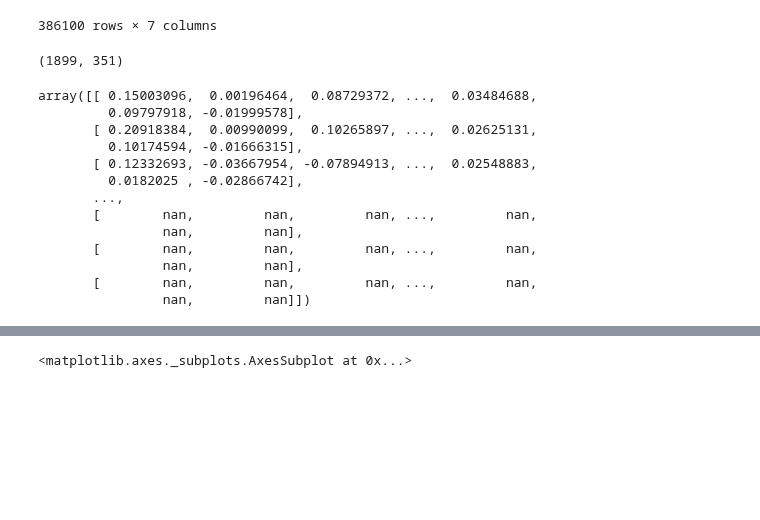
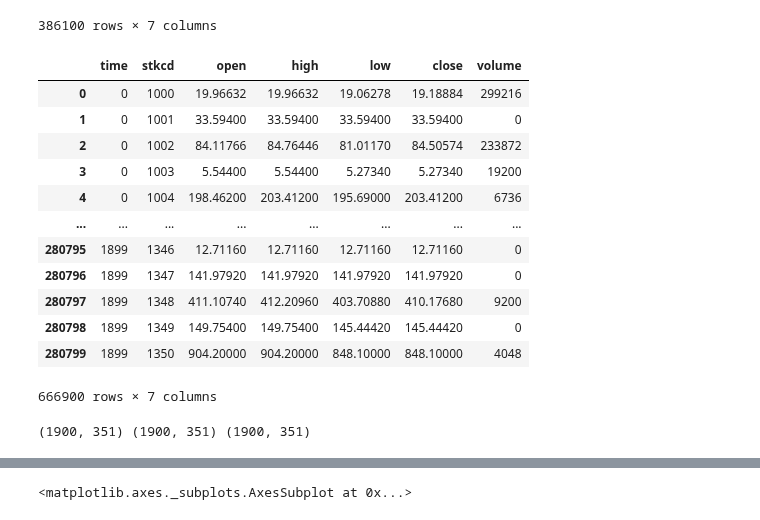
Before and after one commit to VoidFly/JKQ, a Jupyter notebook: research_lyh.ipynb, the cells around one changed output, grey strips where cells are left out. Drawn from its saved outputs; the diff is of its cells as text; code cells hidden in the pictures; blank space fills up the shorter version.

```diff
--- a/research_lyh.ipynb
+++ b/research_lyh.ipynb
@@ -68,3 +68,20 @@ df.to_csv('./data/contest_data_all.csv')
 | 386098 | 1099 | 1349 | 139.30620 | 141.66240 | 139.30620 | 141.17400 | 2288 |
 | 386099 | 1099 | 1350 | 218.58540 | 222.04380 | 218.58540 | 221.12640 | 9840 |
 386100 rows × 7 columns
+# %%
+df=pd.read_csv('./data/contest_data_all.csv',index_col=0)
+df
+# %% [output]
+|  | time | stkcd | open | high | low | close | volume |
+| 0 | 0 | 1000 | 19.96632 | 19.96632 | 19.06278 | 19.18884 | 299216 |
+| 1 | 0 | 1001 | 33.59400 | 33.59400 | 33.59400 | 33.59400 | 0 |
+| 2 | 0 | 1002 | 84.11766 | 84.76446 | 81.01170 | 84.50574 | 233872 |
+| 3 | 0 | 1003 | 5.54400 | 5.54400 | 5.27340 | 5.27340 | 19200 |
+| 4 | 0 | 1004 | 198.46200 | 203.41200 | 195.69000 | 203.41200 | 6736 |
+| ... | ... | ... | ... | ... | ... | ... | ... |
+| 280795 | 1899 | 1346 | 12.71160 | 12.71160 | 12.71160 | 12.71160 | 0 |
+| 280796 | 1899 | 1347 | 141.97920 | 141.97920 | 141.97920 | 141.97920 | 0 |
+| 280797 | 1899 | 1348 | 411.10740 | 412.20960 | 403.70880 | 410.17680 | 9200 |
+| 280798 | 1899 | 1349 | 149.75400 | 149.75400 | 145.44420 | 145.44420 | 0 |
+| 280799 | 1899 | 1350 | 904.20000 | 904.20000 | 848.10000 | 848.10000 | 4048 |
+666900 rows × 7 columns
@@ -87,21 +107,0 @@ rts = np.diff(closes,axis=0)/closes[:-1]
-# %%
-rts.shape
-# %% [output]
-(1899, 351)
-# %%
-rts = pd.DataFrame(closes).pct_change(5).shift(-5).values
-rts
-# %% [output]
-array([[ 0.15003096,  0.00196464,  0.08729372, ...,  0.03484688,
-         0.09797918, -0.01999578],
-       [ 0.20918384,  0.00990099,  0.10265897, ...,  0.02625131,
-         0.10174594, -0.01666315],
-       [ 0.12332693, -0.03667954, -0.07894913, ...,  0.02548883,
-         0.0182025 , -0.02866742],
-       ...,
-       [        nan,         nan,         nan, ...,         nan,
-                nan,         nan],
-       [        nan,         nan,         nan, ...,         nan,
-                nan,         nan],
-       [        nan,         nan,         nan, ...,         nan,
-                nan,         nan]])
@@ -110 +108,5 @@ rt1 = pd.DataFrame(closes).pct_change(1).shift(-1).values
+# %%
+print(closes.shape,rts.shape,avgs.shape)
+# %% [output]
+(1900, 351) (1900, 351) (1900, 351)
 # %%
```
Also changed, not shown: parts of 6 cells of this notebook, 3 other files.
